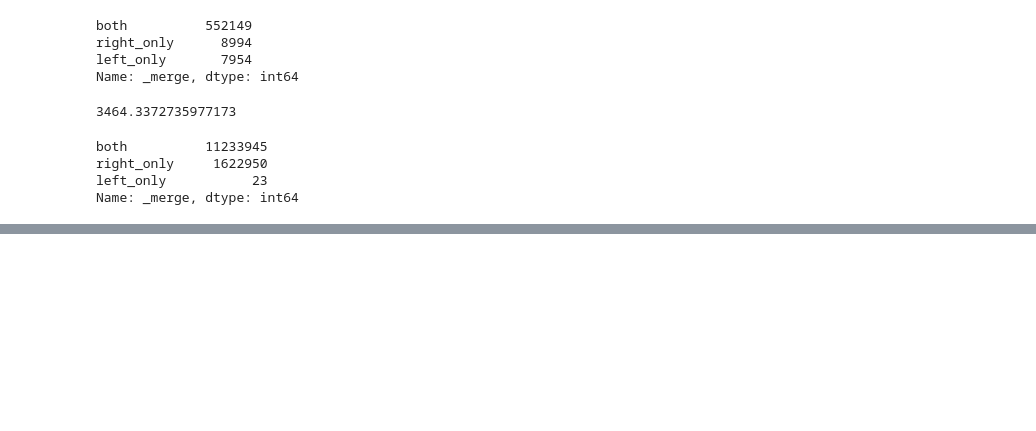
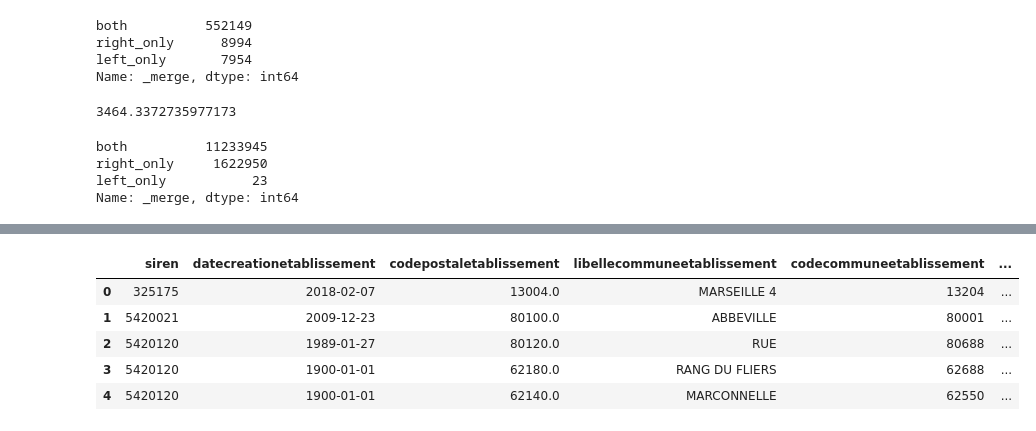
Before and after one commit to ClaireAlestra/deserts-medicaux, a Jupyter notebook: notebooks/preparation_sirene.ipynb, the cells around one changed output, grey strips where cells are left out. Drawn from its saved outputs; the diff is of its cells as text; code cells hidden in the pictures; blank space fills up the shorter version.

```diff
--- a/notebooks/preparation_sirene.ipynb
+++ b/notebooks/preparation_sirene.ipynb
@@ -246,0 +255,9 @@ faire un git commit dans le git bash:
+# %%
+merge_df.head()
+# %% [output]
+|  | siren | datecreationetablissement | codepostaletablissement | libellecommuneetablissement | codecommuneetablissement | ... |
+| 0 | 325175 | 2018-02-07 | 13004.0 | MARSEILLE 4 | 13204 | ... |
+| 1 | 5420021 | 2009-12-23 | 80100.0 | ABBEVILLE | 80001 | ... |
+| 2 | 5420120 | 1989-01-27 | 80120.0 | RUE | 80688 | ... |
+| 3 | 5420120 | 1900-01-01 | 62180.0 | RANG DU FLIERS | 62688 | ... |
+| 4 | 5420120 | 1900-01-01 | 62140.0 | MARCONNELLE | 62550 | ... |
```
Also changed, not shown: parts of 33 cells of this notebook, 1 other file.
